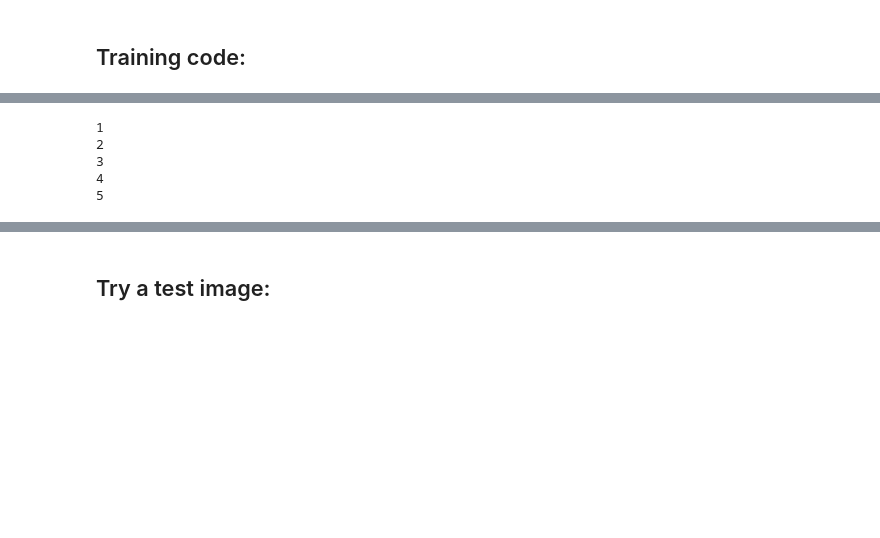
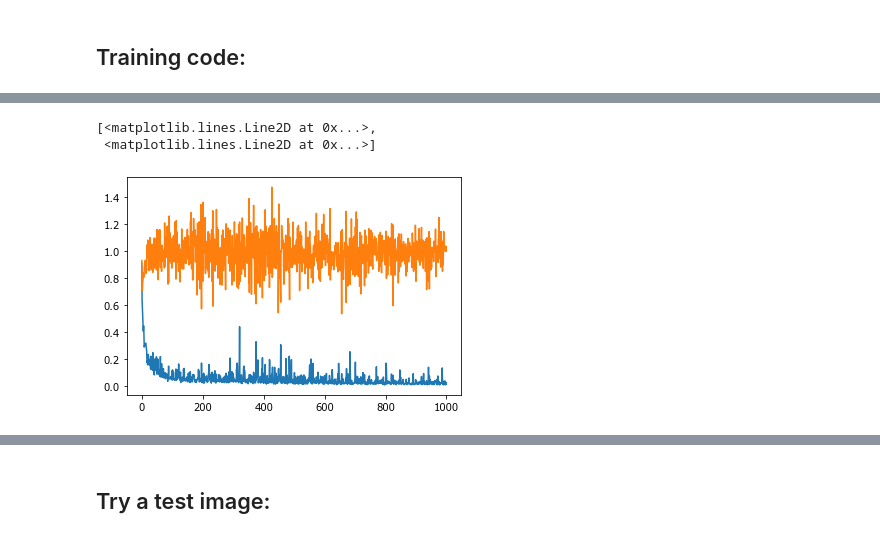
Before and after one commit to MJordahn/AIA_Spring_2020, a Jupyter notebook: Miniproject/superResGAN.ipynb, the cells around one changed output, grey strips where cells are left out. Cells and saved outputs as stored; diff of their text form; code cells hidden in the pictures; blank space fills up the shorter version.

```diff
--- a/Miniproject/superResGAN.ipynb
+++ b/Miniproject/superResGAN.ipynb
@@ -242,13 +273,14 @@ def fake_mse_loss(D_out):
 import torch.optim as optim
 
 # hyperparams for Adam optimizer
-lr= 0.00002
+lr_g= 0.00001
+lr_d= 0.00004
 beta1=0.5
-beta2=0.999
+beta2=0.9
 
 # Create optimizers for the generators and discriminators
-g_optimizer = optim.Adam(generator.parameters(), lr, [beta1, beta2])
-d_optimizer = optim.Adam(discriminator.parameters(), lr, [beta1, beta2])
+g_optimizer = optim.Adam(generator.parameters(), lr_g, [beta1, beta2])
+d_optimizer = optim.Adam(discriminator.parameters(), lr_d, [beta1, beta2])
 # %% [markdown]
 ## Training code:
 # %%
@@ -357,0 +475,4 @@ def training_loop(train_loader, target_loader, n_epochs=1000):
+# %%
+# Train model:
+n_epochs = 2000
+losses, rf_losses = training_loop(generator, discriminator,g_optimizer=g_optimizer, d_optimizer=d_optimizer, train_loader=train_loader, target_loader=target_loader, n_epochs=n_epochs)
@@ -358,10 +497,10 @@ def training_loop(train_loader, target_loader, n_epochs=1000):
 # %%
 # Train model:
-n_epochs = 5
-losses = training_loop(train_loader, target_loader, n_epochs=n_epochs)
+n_epochs = 600
+#losses = training_loop_alt(generator, discriminator, train_loader, target_loader, n_epochs=n_epochs)
-# %% [output]
-1
-2
-3
-4
-5
+# %%
+plt.plot(range(len(losses)), losses)
+# %% [output]
+[<matplotlib.lines.Line2D at 0x...>,
+ <matplotlib.lines.Line2D at 0x...>]
+[figure, added]
```
Also changed, not shown: parts of 33 cells of this notebook, 1 other file.
